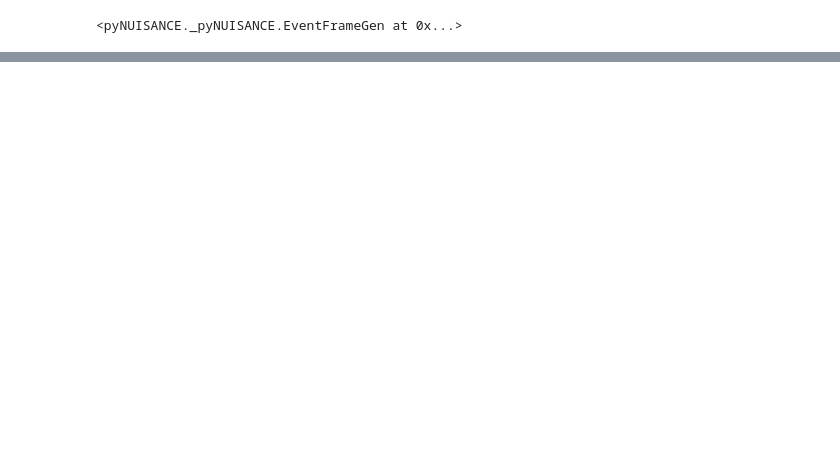
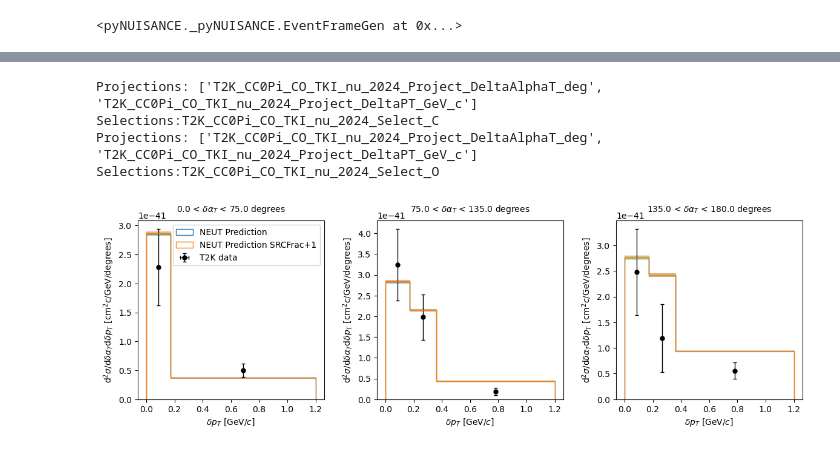
Before and after one commit to NUISANCEMC/notebooks, a Jupyter notebook: T2K_CO_TKI.ipynb, the cells around one changed output, grey strips where cells are left out. Cells and saved outputs as stored; diff of their text form; code cells hidden in the pictures; blank space fills up the shorter version.

```diff
--- a/T2K_CO_TKI.ipynb
+++ b/T2K_CO_TKI.ipynb
@@ -199,0 +196,65 @@ plt.show()
+# %%
+# I know this is hideous, its what the ana.process function does internally,
+# but because we have no way, currently, of asking process to include more weights,
+# we have to do it all manually here
+
+mc_c_srcp1 = comparison_CO_neut.data[0].make_HistFrame()
+proj_names_c = [ x.fname for x in ana.get_all_projections()[0] ]
+sel_name_c = ana.get_all_selection()[0].fname
+print(f"Projections: {proj_names_c}\nSelections:{sel_name_c}")
+mc_c_srcp1.fill(ef_c,  proj_names_c,
+                [ pn.HistFrame.fill_column(0),
+                  pn.HistFrame.fill_if(sel_name_c),
+                  pn.HistFrame.weight_by("SF_SRC_Norm_C +1") ])
+xs_scaling_c = ana.get_all_cross_section_scalings()[0]
+pred_c_srcp1 = mc_c_srcp1.finalise(xs_scaling_c.divide_by_bin_width)\
+                .scale( neut_events_C.norm_info(xs_scaling_c.units).fatx_per_sumweights()
+                           * xs_scaling_c.extra_scale_factor)
+
+mc_o_srcp1 = comparison_CO_neut.data[1].make_HistFrame()
+proj_names_o = [ x.fname for x in ana.get_all_projections()[0] ]
+sel_name_o = ana.get_all_selection()[1].fname
+print(f"Projections: {proj_names_o}\nSelections:{sel_name_o}")
+mc_o_srcp1.fill(ef_o,  proj_names_o,
+                [ pn.HistFrame.fill_column(0),
+                  pn.HistFrame.fill_if(sel_name_o),
+                  pn.HistFrame.weight_by("SF_SRC_Norm_O +1") ])
+xs_scaling_o = ana.get_all_cross_section_scalings()[1]
+pred_o_srcp1 = mc_o_srcp1.finalise(xs_scaling_o.divide_by_bin_width)\
+                .scale( neut_events_C.norm_info(xs_scaling_o.units).fatx_per_sumweights()
+                           * xs_scaling_o.extra_scale_factor)
+# %% [output]
+Projections: ['T2K_CC0Pi_CO_TKI_nu_2024_Project_DeltaAlphaT_deg', 'T2K_CC0Pi_CO_TKI_nu_2024_Project_DeltaPT_GeV_c']
+Selections:T2K_CC0Pi_CO_TKI_nu_2024_Select_C
+Projections: ['T2K_CC0Pi_CO_TKI_nu_2024_Project_DeltaAlphaT_deg', 'T2K_CC0Pi_CO_TKI_nu_2024_Project_DeltaPT_GeV_c']
+Selections:T2K_CC0Pi_CO_TKI_nu_2024_Select_O
+# %%
+fig, axes = plt.subplots(1,3, figsize=(12,4))
+
+d_x_bin_centers = pn.Binning.get_bin_centers1D(comparison_CO_neut.data[1].project(0).binning.bins)
+d_x_bin_edges = pn.Binning.get_bin_edges1D(comparison_CO_neut.data[1].project(0).binning.bins)
+
+for i in range(len(d_x_bin_centers)):
+    d_slice = comparison_CO_neut.data[1].slice(0,d_x_bin_centers[i])
+    p_slice = comparison_CO_neut.predictions[1].slice(0,d_x_bin_centers[i])
+    p_slice_w = pred_o_srcp1.slice(0,d_x_bin_centers[i])
+    # p_slice_nuwro = comparison_CO_nuwro.predictions[1].slice(0,d_x_bin_centers[i])
+
+    d_slice.mpl().data_hist(plot_axis=axes[i], label="T2K data")
+    p_slice.mpl().hist(histtype="step", errorband_color="#0F03", plot_axis=axes[i], label="NEUT Prediction")
+    p_slice_w.mpl().hist(histtype="step", errorband_color="#F003", plot_axis=axes[i], label="NEUT Prediction SRCFrac+1")
+    # p_slice_nuwro.mpl().hist(histtype="step", plot_axis=axes[i], label="NuWro Prediction")
+
+    x_proj_prettyname = ana.get_projections()[0].prettyname
+    x_proj_unit = ana.get_projections()[0].units
+
+    axes[i].text(0.5,1.05,f"{d_x_bin_edges[i]} < {x_proj_prettyname} < {d_x_bin_edges[i+1]} {x_proj_unit}",
+                horizontalalignment="center",transform = axes[i].transAxes)
+
+    if not i:
+        axes[i].legend()
+
+fig.tight_layout()
+fig.show()
+# %% [output]
+[figure, added]
```
Also changed, not shown: parts of 6 cells of this notebook.
